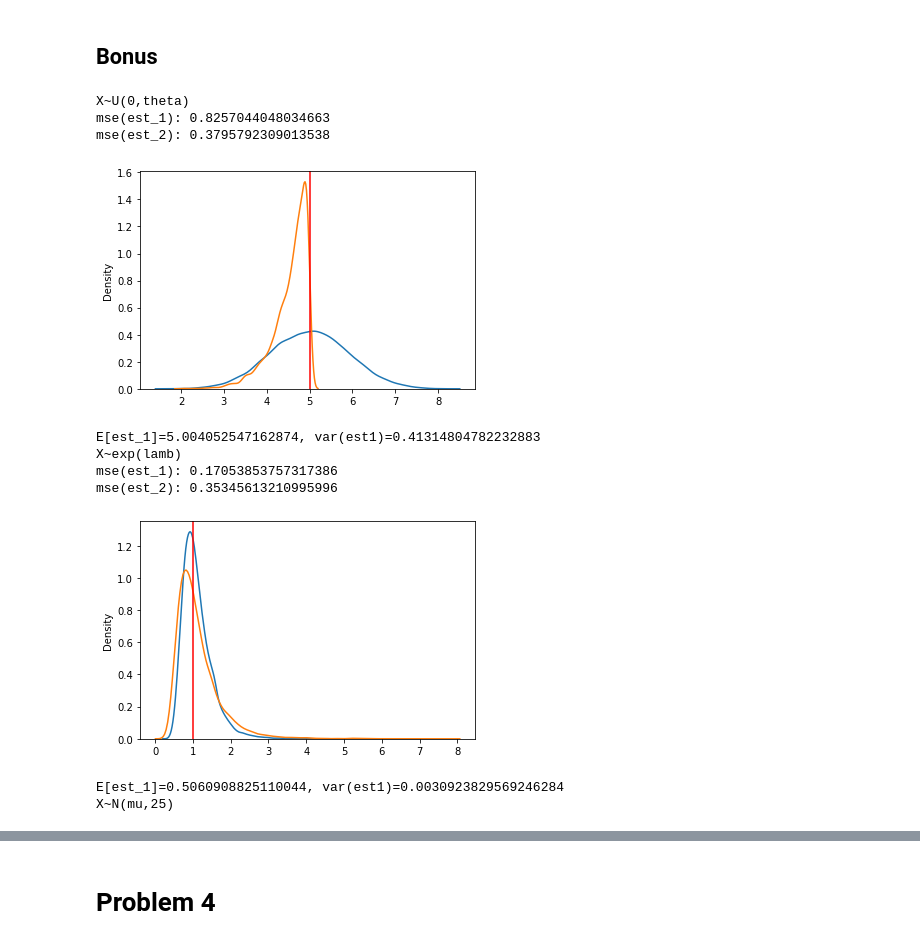
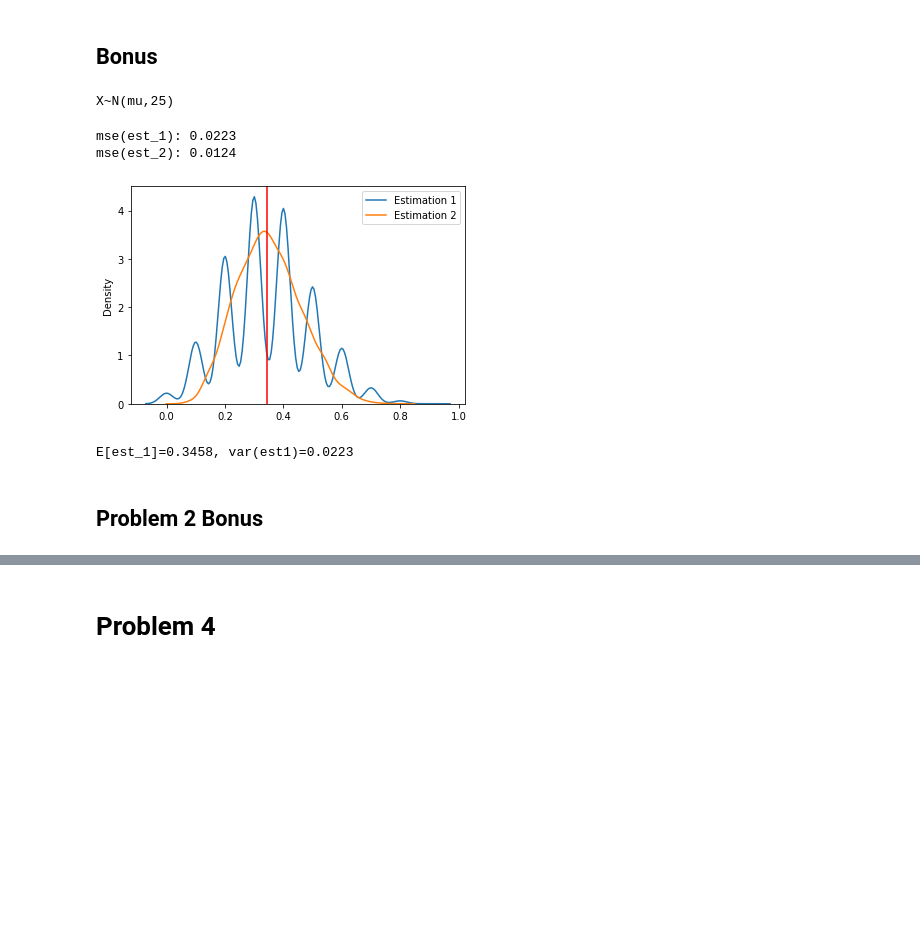
Before and after one commit to ram-elgov/Statistics-For-CS, a Jupyter notebook: Assignment_6.ipynb, the cells around one changed output, grey strips where cells are left out. Saved outputs shown, nothing was run; the diff lists cells and outputs as text; code cells hidden in the pictures; blank space fills up the shorter version.

```diff
--- a/Assignment_6.ipynb
+++ b/Assignment_6.ipynb
@@ -91,23 +91,47 @@ E[est_1]=0.3354, var(est1)=0.0006
 # %% [markdown]
 ## Bonus
-# %%
-# X~N(mu,25)
-print("X~N(mu,25)")
-mu = 62
-# 1
-norm_samples = [norm.rvs(0, theta, size=sample_size) for _ in range(K)]
-# 2
-# 3
-# 4
-# %% [output]
-X~U(0,theta)
-mse(est_1): 0.8257044048034663
-mse(est_2): 0.3795792309013538
-[figure, removed]
-E[est_1]=5.004052547162874, var(est1)=0.41314804782232883
-X~exp(lamb)
-mse(est_1): 0.17053853757317386
-mse(est_2): 0.35345613210995996
-[figure, removed]
-E[est_1]=0.5060908825110044, var(est1)=0.0030923829569246284
-X~N(mu,25)
+# %%
+# X~N(mu,25)
+print("X~N(mu,25)")
+mu = 62
+sigma = 5
+p = norm.cdf((60 - mu) / sigma)
+sample_size = 10
+apply_indicator = np.vectorize(lambda number: 1 if number <= 60 else 0)
+est_1 = lambda x: np.mean(apply_indicator(x))
+est_2 = lambda x: norm.cdf((60 - np.mean(x)) / sigma)
+# 1
+norm_samples = [np.random.normal(mu, sigma, sample_size) for _ in range(K)]
+estimations_1 = [est_1(x) for x in norm_samples]
+estimations_2 = [est_2(x) for x in norm_samples]
+# %% [output]
+X~N(mu,25)
+# %%
+# 2
+bias_1 = bias(estimations_1, p)
+var_1 = var(estimations_1)
+bias_2 = bias(estimations_2, p)
+var_2 = var(estimations_2)
+print(f"mse(est_1): {mse(var_1, bias_1):.4f}")
+print(f"mse(est_2): {mse(var_2, bias_2):.4f}")
+# %% [output]
+mse(est_1): 0.0223
+mse(est_2): 0.0124
+# %%
+# 3
+kdeplot(estimations_1, label="Estimation 1")
+kdeplot(estimations_2, label="Estimation 2")
+plt.axvline(x=p,color="red")
+plt.legend()
+plt.show()
+# %% [output]
+[figure, added]
+# %%
+# 4
+norm_samples_20 = random.sample(norm_samples, 20)
+estimations_1_ = [est_1(x) for x in norm_samples_20]
+print(f"E[est_1]={np.mean(estimations_1):.4f}, var(est1)={var(estimations_1):.4f}")
+# %% [output]
+E[est_1]=0.3458, var(est1)=0.0223
+# %% [markdown]
+## Problem 2 Bonus
```
Also changed, not shown: parts of 12 cells of this notebook.
